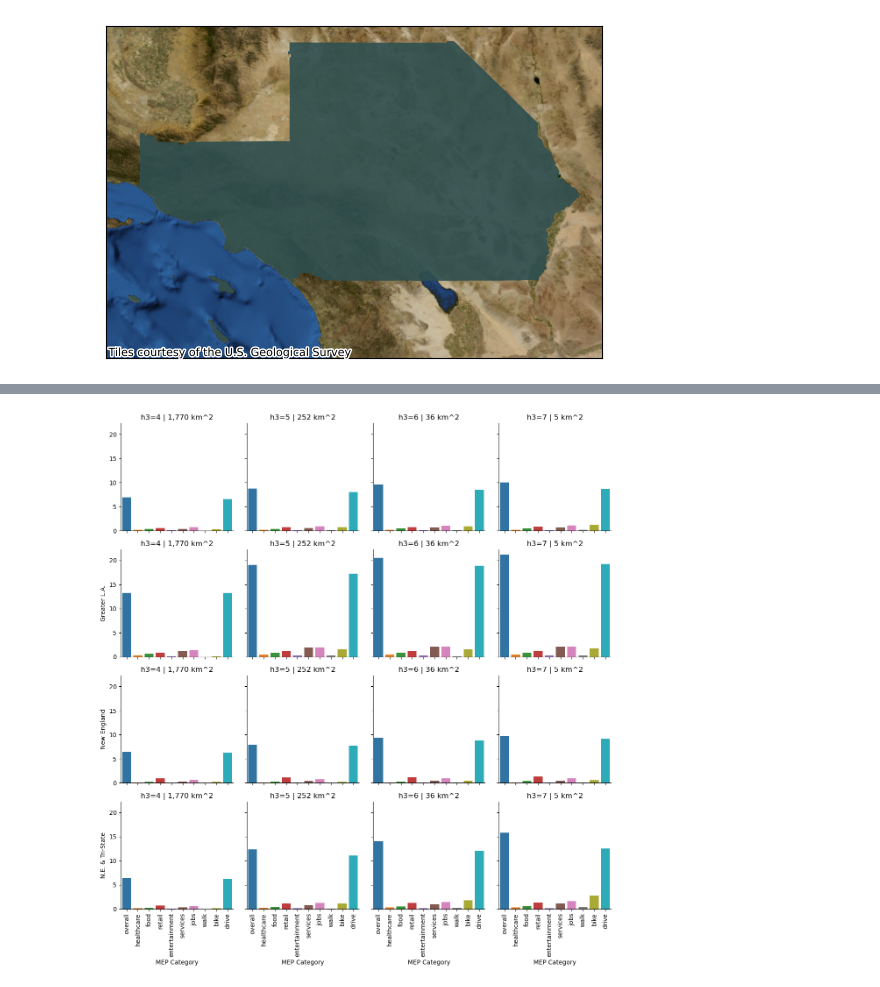
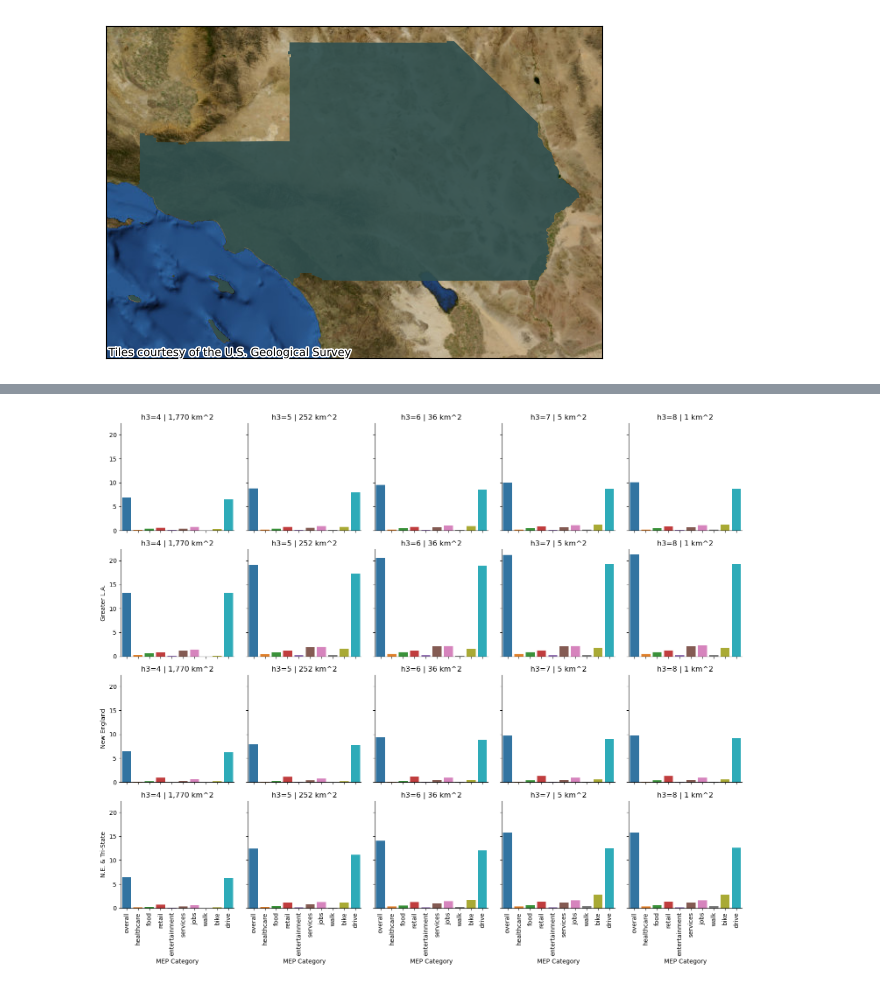
Before and after one commit to NREL/bambam, a Jupyter notebook: script/plot_national_h3_sensitivies.ipynb, the cells around one changed output, grey strips where cells are left out. Drawn from its saved outputs; the diff is of its cells as text; code cells hidden in the pictures.

```diff
--- a/script/plot_export_matrices.ipynb
+++ b/script/plot_national_h3_sensitivies.ipynb
@@ -275,35 +275,36 @@ ax.tick_params('x', labelrotation=90)
 # %%
 fg = sns.FacetGrid(long_fmt, row='extent_name', col='variant', hue='variable')
 fg.map_dataframe(sns.barplot, x='variable', y='value')
 for ax in fg.axes.flat:
     ax.tick_params('x', labelrotation=90)
     ax.set_xlabel('MEP Category')
     ax.set_ylabel("MEP Score")
 
 def unpack_row(row_val):
     extents = {
         "la": "Greater L.A.",
         "ne": "New England",
         "nets": "N.E. & Tri-State"
     }
     ext_str = extents.get(row_val.strip())
     return ext_str
 def unpack_col(col_val):
     resolutions = {
         "res4": "h3=4 | 1,770 km^2",
         "res5": "h3=5 | 252 km^2",
         "res6": "h3=6 | 36 km^2",
-        "res7": "h3=7 | 5 km^2"
+        "res7": "h3=7 | 5 km^2",
+        "res8": "h3=8 | 1 km^2"
     }
     res_str = resolutions.get(col_val.strip())
     return res_str
 
 fg.set_titles(col_template="{col_name}", row_template="{row_name}")
 for (row_val, col_val), ax in fg.axes_dict.items():
     ax.set_title(unpack_col(col_val))
     ax.set_ylabel(unpack_row(row_val))
 # %% [output]
-[figure, old version]
+[figure, new version]
 # %%
 sns.barplot(summary, x='extent_name', y='mep_overall', hue='variant')
 # %% [output]
```
Also changed, not shown: parts of 7 cells of this notebook, 1 other file.
